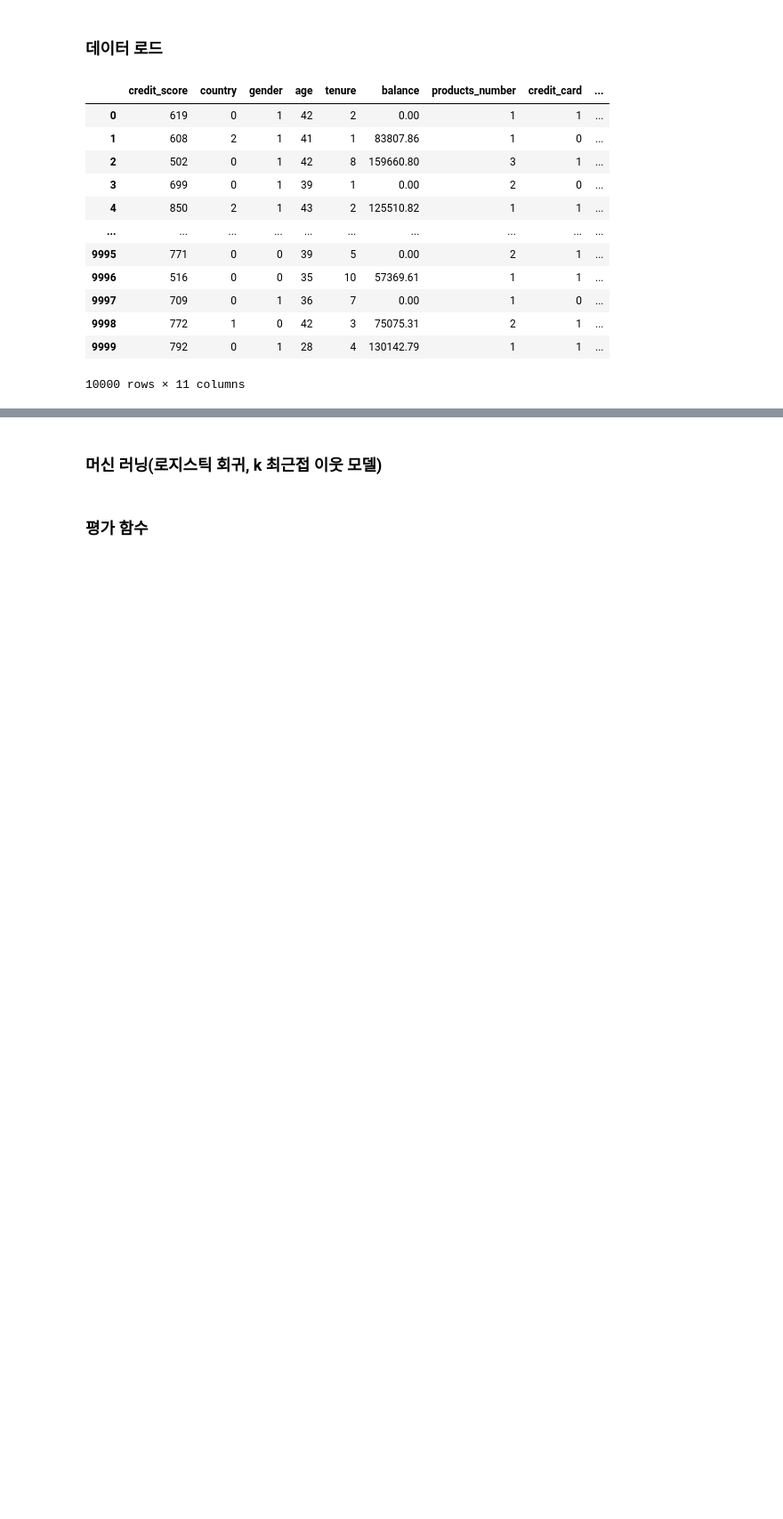
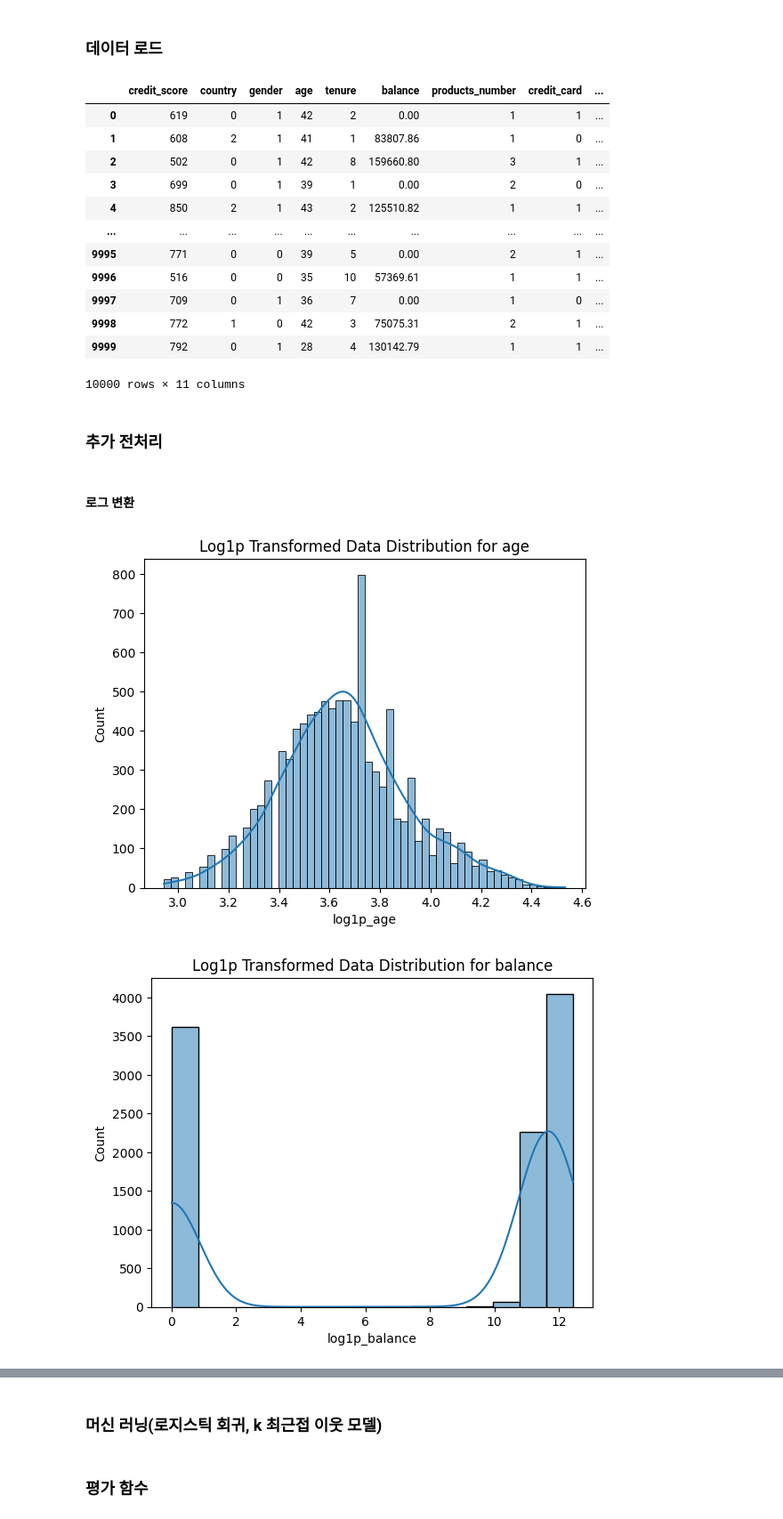
Before and after one commit to SKNETWORKS-FAMILY-AICAMP/SKN09-2nd-4Team, a Jupyter notebook: YJ/ml.ipynb, the cells around one changed output, grey strips where cells are left out. Shown: that part at 89% size. Cells and saved outputs as stored; diff of their text form; code cells hidden in the pictures; blank space fills up the shorter version.

```diff
--- a/YJ/ml.ipynb
+++ b/YJ/ml.ipynb
@@ -22,3 +23,52 @@ df
 | 9998 | 772 | 1 | 0 | 42 | 3 | 75075.31 | 2 | 1 | ... |
 | 9999 | 792 | 0 | 1 | 28 | 4 | 130142.79 | 1 | 1 | ... |
 10000 rows × 11 columns
+# %% [markdown]
+### 추가 전처리
+# %% [markdown]
+#### 로그 변환
+# %%
+import numpy as np
+import pandas as pd
+import seaborn as sns
+import matplotlib.pyplot as plt
+
+# 예시 데이터 (실제 데이터프레임 df 사용)
+# df = pd.read_csv("your_data.csv")
+
+# 원본 데이터에서 왜도가 1보다 큰 컬럼 찾기
+# skewness = df.skew()
+# skewed_columns = skewness[skewness > 1].index
+# print("왜도가 1보다 큰 컬럼들:", skewed_columns)  # 예시: age 컬럼 확인
+
+# 'balance'와 'estimated_salary' 컬럼을 skewed_columns 리스트에 추가
+skewed_columns = ['age', 'balance', 'estimated_salary']  # 'balance'와 'estimated_salary' 추가
+
+# log1p 변환 함수
+def log1p_transform_columns(df, columns):
+    for column in columns:
+        df[f'log1p_{column}'] = np.log1p(df[column])  # np.log1p는 log(x+1)
+    return df
+
+# log1p 변환 수행
+df = log1p_transform_columns(df, skewed_columns)
+
+# log1p 변환 후 데이터 분포 시각화
+for column in skewed_columns:
+    sns.histplot(df[f'log1p_{column}'], kde=True)
+    plt.title(f'Log1p Transformed Data Distribution for {column}')
+    plt.show()
+
+# 결과 출력
+print(df.head())
+
+# 변환된 'log1p_' 컬럼을 원래 컬럼에 대체하고, 불필요한 컬럼 제거
+for column in skewed_columns:
+    df[column] = df[f'log1p_{column}']
+    df.drop([f'log1p_{column}'], axis=1, inplace=True)
+
+# 최종 데이터 확인
+print(df.head())
+# %% [output]
+[figure, added]
+[figure, added]
```
Also changed, not shown: parts of 22 cells of this notebook.
